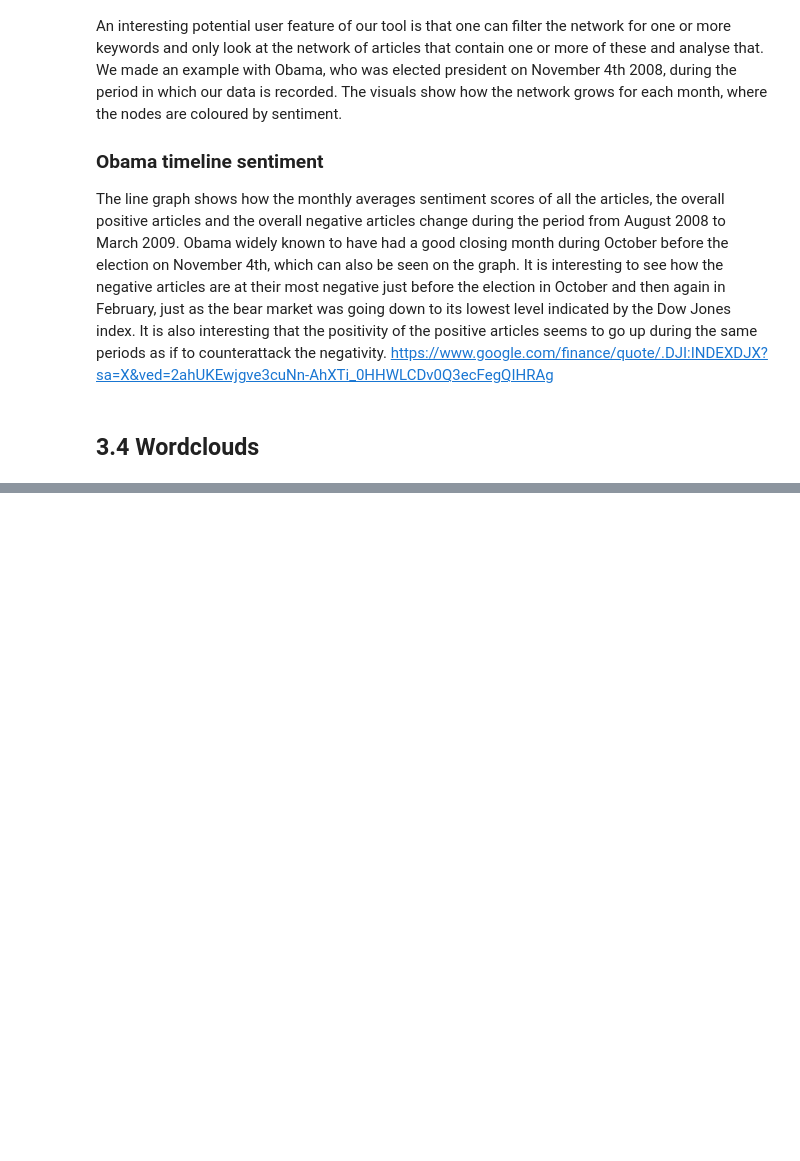
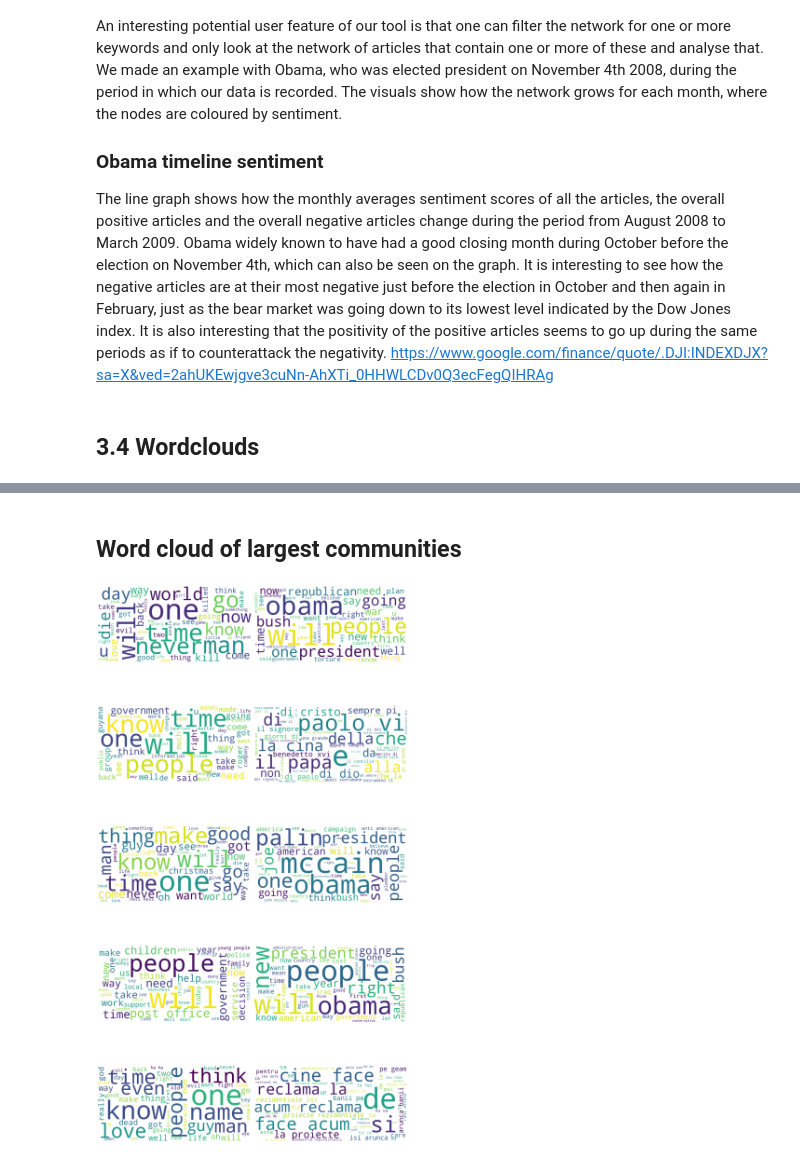
Before and after one commit to Morell1123/FinalProjectAssignment, a Jupyter notebook: Explainer_Notebook.ipynb, the cells around one changed output, grey strips where cells are left out. Drawn from its saved outputs; the diff is of its cells as text; code cells hidden in the pictures; blank space fills up the shorter version.

```diff
--- a/Explainer_Notebook.ipynb
+++ b/Explainer_Notebook.ipynb
@@ -487,0 +582,40 @@ https://www.google.com/finance/quote/.DJI:INDEXDJX?sa=X&ved=2ahUKEwjgve3cuNn-AhX
+# %% [markdown]
+## Word cloud of largest communities
+# %%
+import pickle
+import networkx as nx
+import matplotlib.pyplot as plt
+from wordcloud import WordCloud
+
+# Function to load a network from a pickle file
+def load_network_from_pickle(filename):
+    with open(filename, "rb") as file:
+        network = pickle.load(file)
+    return network
+
+# Create a function to generate word clouds
+def generate_wordcloud(subgraph, index):
+    key_phrases = [node_attr['key_phrases'] for _, node_attr in subgraph.nodes(data=True)]
+    key_phrases_flat = [phrase for phrases in key_phrases for phrase in phrases]
+    flattened_string = ' '.join(key_phrases_flat)
+
+    wordcloud = WordCloud(width=800, height=400, max_words=50, background_color='white',
+                          min_font_size=10, max_font_size=150).generate(flattened_string)
+
+    plt.subplot(5, 2, index + 1)
+    plt.imshow(wordcloud, interpolation='bilinear')
+    plt.axis("off")
+    #plt.title(f"Word Cloud for Community {index + 1}")
+    plt.savefig(f"visuals_for_website/community{i}_wordcloud.png", dpi=400)
+
+# Load networks from pickle files and generate word clouds
+plt.figure(figsize=(20, 40))
+for i in range(1, 11):
+    filename = f"obama_and_largest_conn_components/community{i}.pickle"
+    G = load_network_from_pickle(filename)
+    generate_wordcloud(G, i - 1)
+
+plt.tight_layout()
+plt.show()
+# %% [output]
+[figure, added]
```
Also changed, not shown: parts of 4 cells of this notebook, 1 other file.
